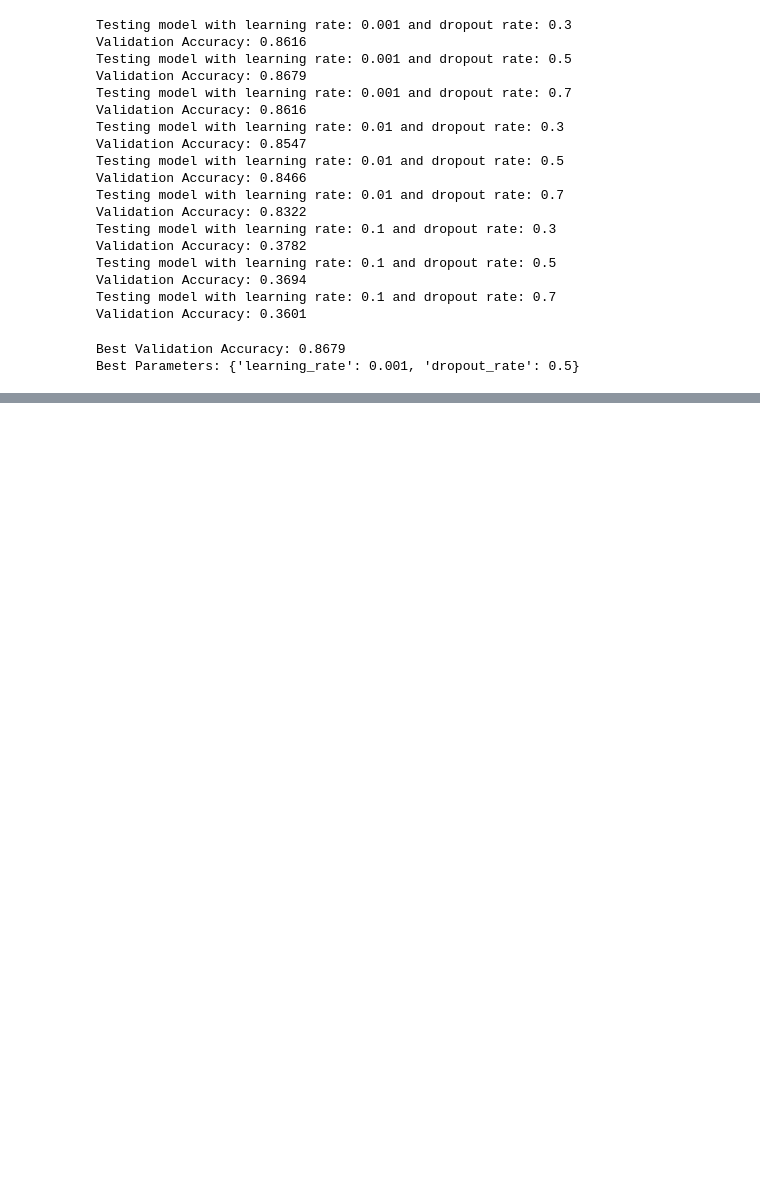
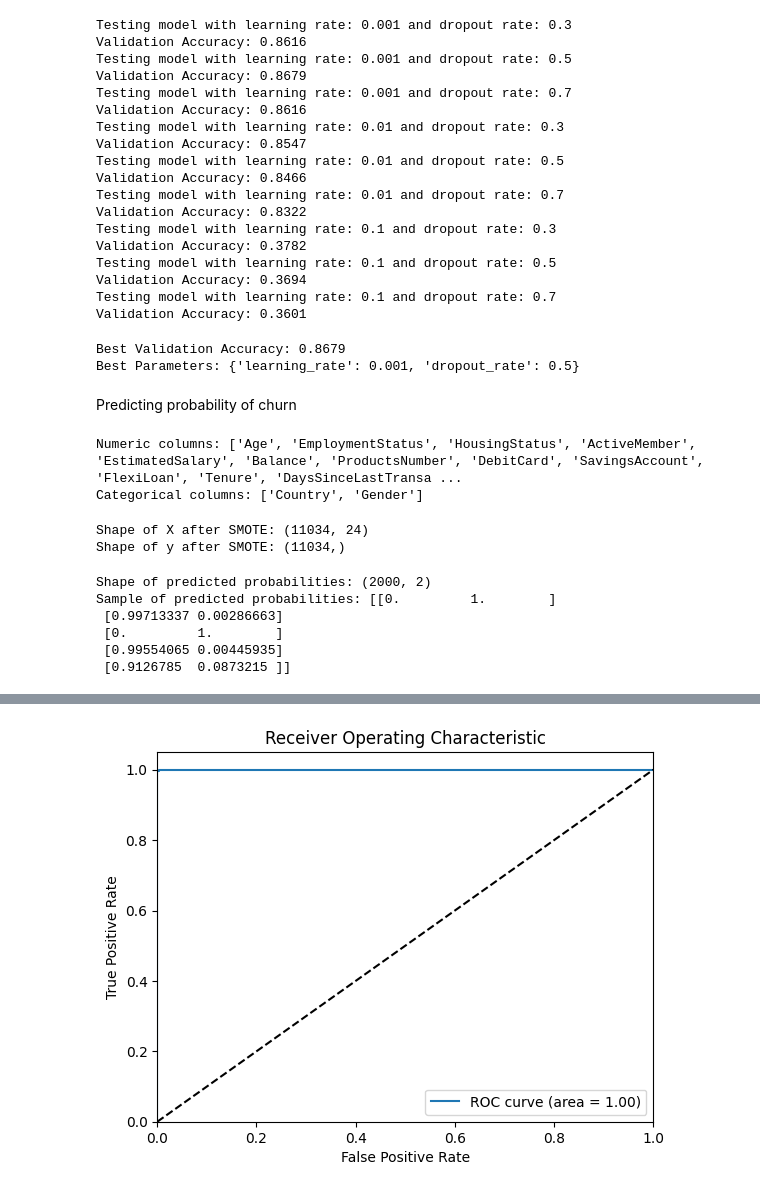
Before and after one commit to joytsy/DSA3101-2320-Ateam, a Jupyter notebook: backend/ml_model_classification.ipynb, the cells around one changed output, grey strips where cells are left out. Saved outputs shown, nothing was run; the diff lists cells and outputs as text; code cells hidden in the pictures; blank space fills up the shorter version.

Commit message:
logistic regression model

```diff
--- a/backend/ml_model_classification.ipynb
+++ b/backend/ml_model_classification.ipynb
@@ -561,3 +568,5 @@ print("Best Parameters:", best_params)
 # %% [output]
 Best Validation Accuracy: 0.8679
 Best Parameters: {'learning_rate': 0.001, 'dropout_rate': 0.5}
+# %% [markdown]
+Predicting probability of churn
@@ -563,0 +577,70 @@ Best Parameters: {'learning_rate': 0.001, 'dropout_rate': 0.5}
+# %%
+# Continue with the numeric and categorical columns identification
+numeric_columns = X_2.select_dtypes(include=['int64', 'float64']).columns.tolist()
+categorical_columns = X_2.select_dtypes(include=['object']).columns.tolist()
+print("Numeric columns:", numeric_columns)
+print("Categorical columns:", categorical_columns)
+# %% [output]
+Numeric columns: ['Age', 'EmploymentStatus', 'HousingStatus', 'ActiveMember', 'EstimatedSalary', 'Balance', 'ProductsNumber', 'DebitCard', 'SavingsAccount', 'FlexiLoan', 'Tenure', 'DaysSinceLastTransa ...
+Categorical columns: ['Country', 'Gender']
+# %%
+from sklearn.linear_model import LogisticRegression
+random_seed = 42
+
+# Initialize logistic regression with a probability output
+log_reg = LogisticRegression(random_state=random_seed)
+X_2_preprocessed = preprocessor.fit_transform(X_2)
+
+# Split the data into training and testing sets
+X_train_2, X_test_2, y_train_2, y_test_2 = train_test_split(X_2_preprocessed, y_2, test_size=0.2, random_state=42)
+# Apply SMOTE to the training data
+smote = SMOTE(random_state=42)
+X_train_resampled_2, y_train_resampled_2 = smote.fit_resample(X_train_2, y_train_2)
+print("Shape of X after SMOTE:", X_train_resampled_2.shape)
+print("Shape of y after SMOTE:", y_train_resampled_2.shape)
+
+# Train the model on the resampled data if dealing with imbalanced classes
+log_reg.fit(X_train_resampled_2, y_train_resampled_2)
+
+# Predict probabilities on the test set
+y_pred_prob = log_reg.predict_proba(X_test_2)[:, 1]  # Get the probability of the positive class (churn)
+# %% [output]
+Shape of X after SMOTE: (11034, 24)
+Shape of y after SMOTE: (11034,)
+# %%
+# Check the shape and content of the predicted probabilities
+y_pred_prob = log_reg.predict_proba(X_test_2)
+print("Shape of predicted probabilities:", y_pred_prob.shape)
+print("Sample of predicted probabilities:", y_pred_prob[:5])
+# %% [output]
+Shape of predicted probabilities: (2000, 2)
+Sample of predicted probabilities: [[0.         1.        ]
+ [0.99713337 0.00286663]
+ [0.         1.        ]
+ [0.99554065 0.00445935]
+ [0.9126785  0.0873215 ]]
+# %%
+from sklearn import metrics
+import matplotlib.pyplot as plt
+y_pred_prob = log_reg.predict_proba(X_test_2)[:, 1]
+# Calculate the ROC AUC score
+roc_auc = metrics.roc_auc_score(y_test_2, y_pred_prob)
+print("ROC AUC score:", roc_auc)
+
+# Calculate log loss
+log_loss = metrics.log_loss(y_test_2, y_pred_prob)
+print("Log loss:", log_loss)
+
+# Plot the ROC curve
+fpr, tpr, _ = metrics.roc_curve(y_test_2, y_pred_prob)
+plt.figure()
+plt.plot(fpr, tpr, label='ROC curve (area = %0.2f)' % roc_auc)
+plt.plot([0, 1], [0, 1], 'k--')
+plt.xlim([0.0, 1.0])
+plt.ylim([0.0, 1.05])
+plt.xlabel('False Positive Rate')
+plt.ylabel('True Positive Rate')
+plt.title('Receiver Operating Characteristic')
+plt.legend(loc="lower right")
+plt.show()
+# %% [output]
@@ -563,0 +649 @@ Best Parameters: {'learning_rate': 0.001, 'dropout_rate': 0.5}
+[figure, added]
```
Also changed, not shown: parts of 6 cells of this notebook, 1 other file.
